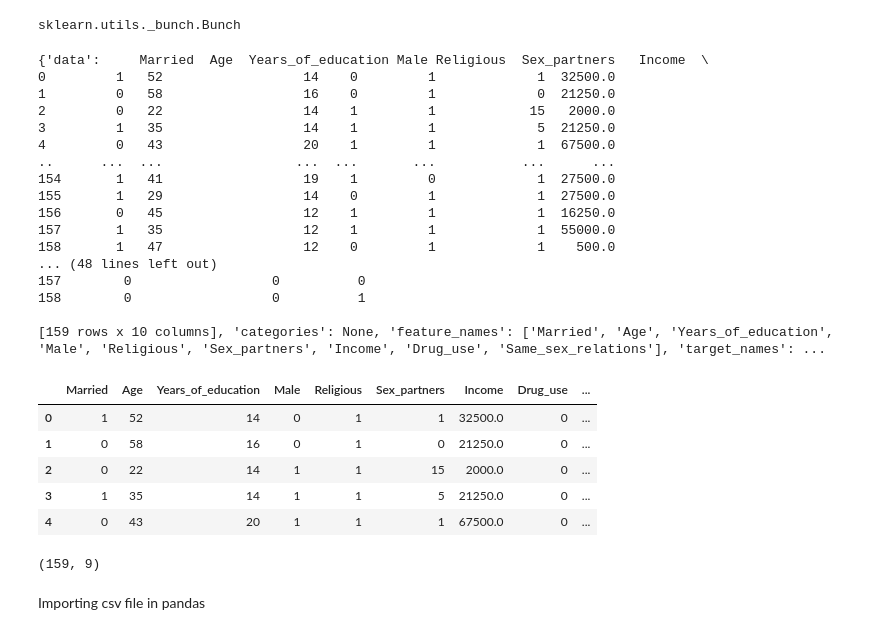
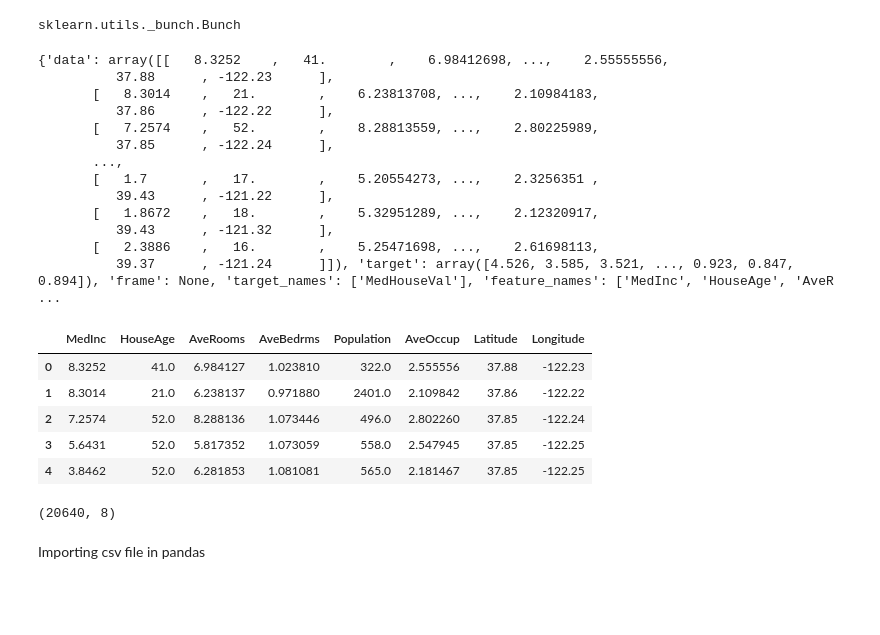
Before and after one commit to SudarshanPoudel/ML_Learning, a Jupyter notebook: 02_pandas.ipynb, the cells around one changed output. Drawn from its saved outputs; the diff is of its cells as text; code cells hidden in the pictures; blank space fills up the shorter version.

```diff
--- a/02_pandas.ipynb
+++ b/02_pandas.ipynb
@@ -4,8 +5,7 @@ import pandas as pd
 # %% [markdown]
 Creating a pandas data frame
 # %%
-#Importing boston house price data
-from sklearn.datasets import fetch_openml
-
-boston_dataset = fetch_openml(data_id=506) #506 is id for boston house dataset
+#Importing california house price data
+from sklearn.datasets import fetch_california_housing
+california_dataset = fetch_california_housing()
 # %%
@@ -13,43 +13,39 @@ type(boston_dataset)
 # %% [output]
 sklearn.utils._bunch.Bunch
 # %%
-print(boston_dataset)
+print(california_dataset)
 # %% [output]
-{'data':     Married  Age  Years_of_education Male Religious  Sex_partners   Income  \
-0         1   52                  14    0         1             1  32500.0
-1         0   58                  16    0         1             0  21250.0
-2         0   22                  14    1         1            15   2000.0
-3         1   35                  14    1         1             5  21250.0
-4         0   43                  20    1         1             1  67500.0
-..      ...  ...                 ...  ...       ...           ...      ...
-154       1   41                  19    1         0             1  27500.0
-155       1   29                  14    0         1             1  27500.0
-156       0   45                  12    1         1             1  16250.0
-157       1   35                  12    1         1             1  55000.0
-158       1   47                  12    0         1             1    500.0
-... (48 lines left out)
-157        0                  0          0
-158        0                  0          1
-
-[159 rows x 10 columns], 'categories': None, 'feature_names': ['Married', 'Age', 'Years_of_education', 'Male', 'Religious', 'Sex_partners', 'Income', 'Drug_use', 'Same_sex_relations'], 'target_names': ...
+{'data': array([[   8.3252    ,   41.        ,    6.98412698, ...,    2.55555556,
+          37.88      , -122.23      ],
+       [   8.3014    ,   21.        ,    6.23813708, ...,    2.10984183,
+          37.86      , -122.22      ],
+       [   7.2574    ,   52.        ,    8.28813559, ...,    2.80225989,
+          37.85      , -122.24      ],
+       ...,
+       [   1.7       ,   17.        ,    5.20554273, ...,    2.3256351 ,
+          39.43      , -121.22      ],
+       [   1.8672    ,   18.        ,    5.32951289, ...,    2.12320917,
+          39.43      , -121.32      ],
+       [   2.3886    ,   16.        ,    5.25471698, ...,    2.61698113,
+          39.37      , -121.24      ]]), 'target': array([4.526, 3.585, 3.521, ..., 0.923, 0.847, 0.894]), 'frame': None, 'target_names': ['MedHouseVal'], 'feature_names': ['MedInc', 'HouseAge', 'AveR ...
 # %%
 #Pandas dataframe
-boston_df = pd.DataFrame(boston_dataset.data, columns=boston_dataset.feature_names)
+california_df = pd.DataFrame(california_dataset.data, columns=california_dataset.feature_names)
 # %%
 #Print first 5 rows od data frame
-boston_df.head()
+california_df.head()
 # %% [output]
-|  | Married | Age | Years_of_education | Male | Religious | Sex_partners | Income | Drug_use | ... |
-| 0 | 1 | 52 | 14 | 0 | 1 | 1 | 32500.0 | 0 | ... |
-| 1 | 0 | 58 | 16 | 0 | 1 | 0 | 21250.0 | 0 | ... |
-| 2 | 0 | 22 | 14 | 1 | 1 | 15 | 2000.0 | 0 | ... |
-| 3 | 1 | 35 | 14 | 1 | 1 | 5 | 21250.0 | 0 | ... |
-| 4 | 0 | 43 | 20 | 1 | 1 | 1 | 67500.0 | 0 | ... |
+|  | MedInc | HouseAge | AveRooms | AveBedrms | Population | AveOccup | Latitude | Longitude |
+| 0 | 8.3252 | 41.0 | 6.984127 | 1.023810 | 322.0 | 2.555556 | 37.88 | -122.23 |
+| 1 | 8.3014 | 21.0 | 6.238137 | 0.971880 | 2401.0 | 2.109842 | 37.86 | -122.22 |
+| 2 | 7.2574 | 52.0 | 8.288136 | 1.073446 | 496.0 | 2.802260 | 37.85 | -122.24 |
+| 3 | 5.6431 | 52.0 | 5.817352 | 1.073059 | 558.0 | 2.547945 | 37.85 | -122.25 |
+| 4 | 3.8462 | 52.0 | 6.281853 | 1.081081 | 565.0 | 2.181467 | 37.85 | -122.25 |
 # %%
 #Shape of data frame
-boston_df.shape
+california_df.shape
 # %% [output]
-(159, 9)
+(20640, 8)
 # %% [markdown]
 Importing csv file in pandas
 # %%
```
Also changed, not shown: parts of 29 cells of this notebook, 2 other files.
